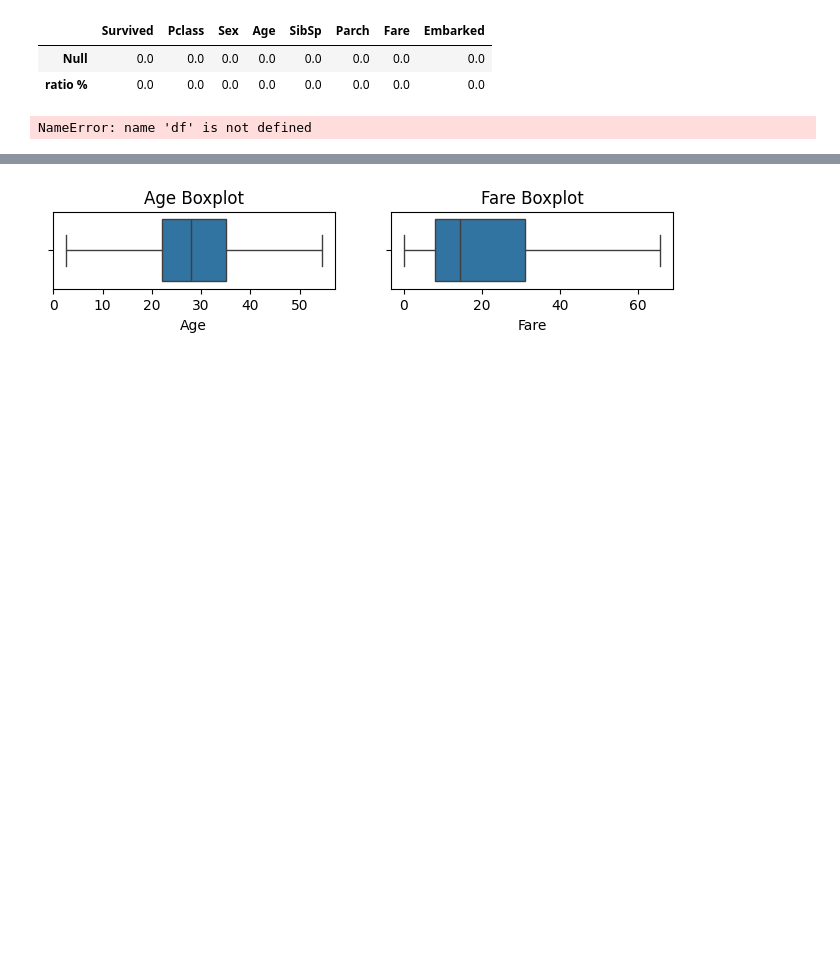
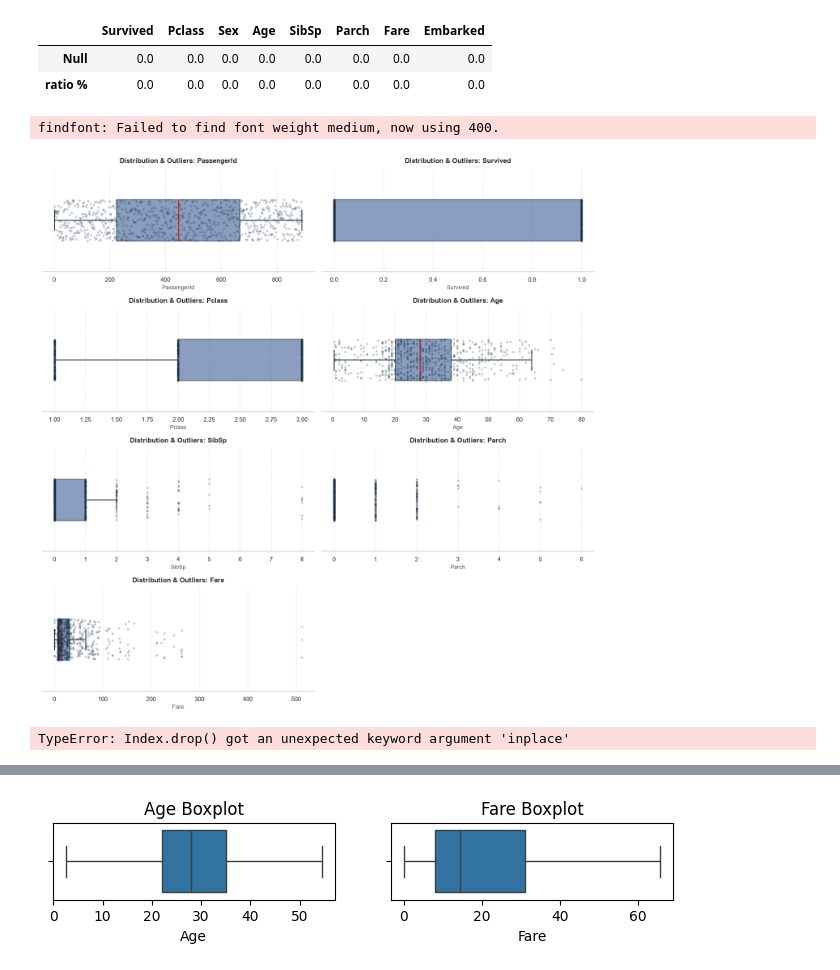
Before and after one commit to Osamamohamad/CA-R5-S2S2-AI, a Jupyter notebook: src/DA/Session-3&4/code/Titanic.ipynb, the cells around one changed output, grey strips where cells are left out. Saved outputs shown, nothing was run; the diff lists cells and outputs as text; code cells hidden in the pictures; blank space fills up the shorter version.

```diff
--- a/src/DA/Session-3&4/code/Titanic.ipynb
+++ b/src/DA/Session-3&4/code/Titanic.ipynb
@@ -120,14 +121,73 @@ pd.DataFrame({"Null":null, "ratio % ":ratio}).T
 | Null | 0.0 | 0.0 | 0.0 | 0.0 | 0.0 | 0.0 | 0.0 | 0.0 |
 | ratio % | 0.0 | 0.0 | 0.0 | 0.0 | 0.0 | 0.0 | 0.0 | 0.0 |
 # %%
-num_cols = df.select_dtypes('number').columns
-plt.figure(figsize=(8,1))
-for i , col in enumerate(num_cols):
-    plt.subplot(1,2, i+1)
-    sns.boxplot(df[col], orient="h")
-    plt.title(f"{col} Boxplot")
+import matplotlib.pyplot as plt
+import seaborn as sns
+
+# ضبط الثيم العام ليصبح عصري ونظيف
+sns.set_theme(style="whitegrid", font="sans-serif")
+
+num_cols = df.select_dtypes("number").columns
+n_cols = len(num_cols)
+n_rows = (n_cols + 1) // 2
+
+# إنشاء الـ Subplots باستخدام plt.subplots لإدارة أسهل وأرتب
+fig, axes = plt.subplots(n_rows, 2, figsize=(14, 3.5 * n_rows))
+axes = axes.flatten()  # تحويل المصفوفة لـ 1D لسهولة الـ Iteration
+
+for i, col in enumerate(num_cols):
+    ax = axes[i]
+
+    # رسم الـ Boxplot مع شريط توزيع النقاط (Stripplot) لإعطاء عمق وتفاصيل أكثر
+    sns.boxplot(
+        x=df[col],
+        ax=ax,
+        color="#4C72B0",  # لون أزرق هادئ
+        width=0.4,
+        fliersize=0,  # إخفاء الـ Outliers القديمة لأن الـ stripplot هيعرضها بشك أرق
+        boxprops=dict(alpha=0.7, edgecolor="#1C3144", linewidth=1.5),
+        whiskerprops=dict(color="#1C3144", linewidth=1.5),
+        capprops=dict(color="#1C3144", linewidth=1.5),
+        medianprops=dict(color="#D62728", linewidth=2),  # تمييز الوسيط باللون الأحمر
+    )
+
+    # إضافة نقاط البيانات التوضيحية (Stripplot)
+    sns.stripplot(
+        x=df[col],
+        ax=ax,
+        color="#1C3144",
+        alpha=0.25,
+        size=4,
+        jitter=0.2,
+    )
+
+    # تحسين العناوين والمحاور
+    ax.set_title(
+        f"Distribution & Outliers: {col}",
+        fontsize=12,
+        fontweight="bold",
+        pad=10,
+        color="#2B2B2B",
+    )
+    ax.set_xlabel(col, fontsize=10, fontweight="medium", color="#4A4A4A")
+
+    # إزالة الإطارات الجانبية والعلوية لتصمّيم أرق (Minimalist)
+    sns.despine(ax=ax, left=True)
+    ax.grid(True, linestyle="--", alpha=0.5, axis="x")
+
+# إخفاء أي Subplots فارغة في حال كان عدد الأعمدة فردي
+for j in range(i + 1, len(axes)):
+    fig.delaxes(axes[j])
+
+plt.tight_layout()
+plt.show()
 # %% [output]
-NameError: name 'df' is not defined
+findfont: Failed to find font weight medium, now using 400.
+[figure, added]
+# %%
+num_cols.drop(['Survived', 'Pclass', 'PassengerId'], inplace=True)
+# %% [output]
+TypeError: Index.drop() got an unexpected keyword argument 'inplace'
 # %%
 for col in num_cols:
     Q1 = df[col].quantile(0.25)
```
Also changed, not shown: parts of 10 cells of this notebook, 3 other files.
